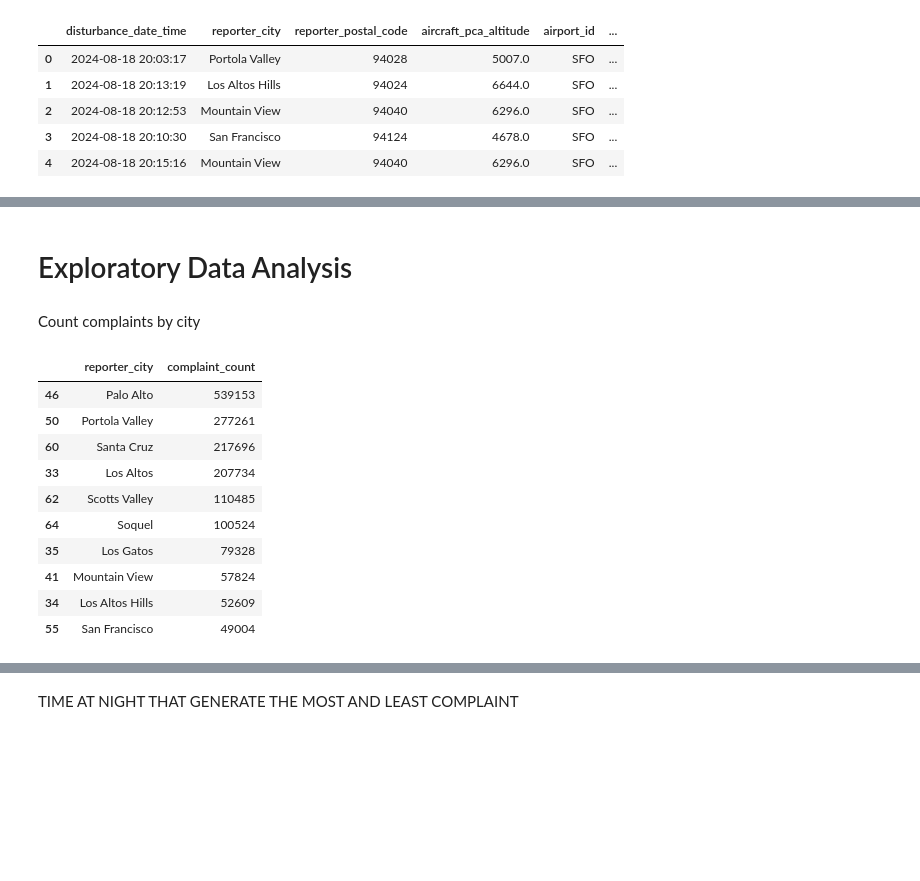
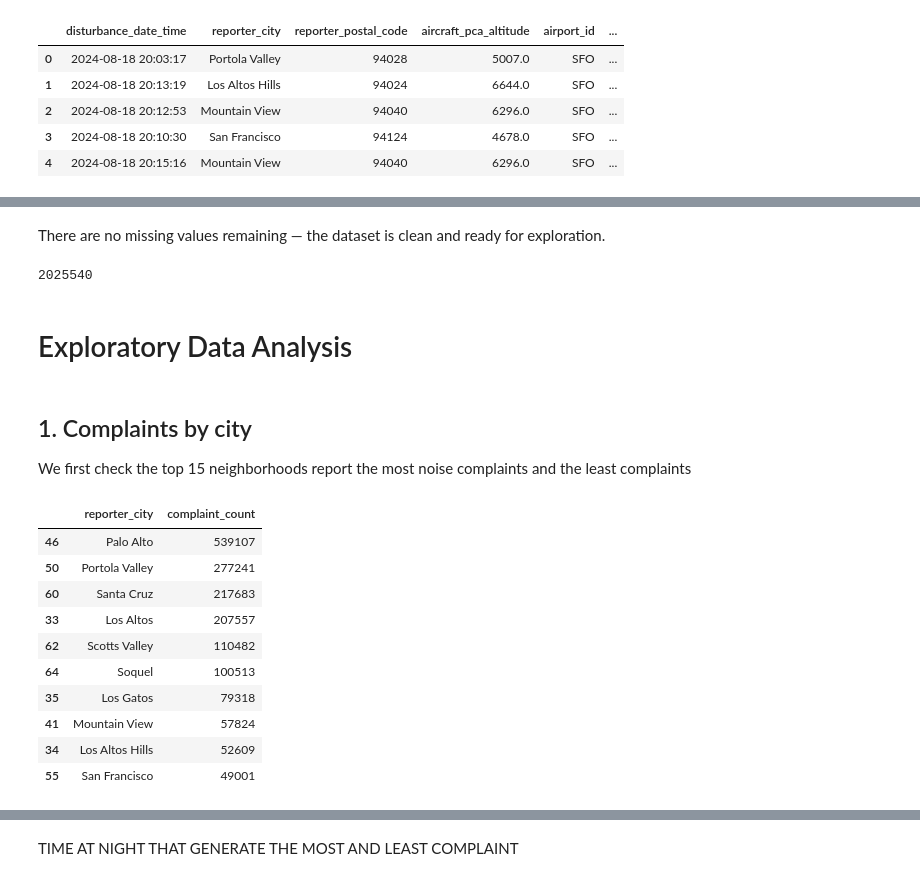
Before and after one commit to porhay007/SFO-Aircraft-Noise-Analysis---Group-Project-Data-5100, a Jupyter notebook: Code/Data_cleaning.ipynb, the cells around one changed output, grey strips where cells are left out. Cells and saved outputs as stored; diff of their text form; code cells hidden in the pictures; blank space fills up the shorter version.

```diff
--- a/Code/Data_cleaning.ipynb
+++ b/Code/Data_cleaning.ipynb
@@ -106,0 +198,6 @@ df.head()
+# %%
+df = df.dropna(subset=['reporter_postal_code'])
+# %%
+df['aircraft_pca_altitude'] = df['aircraft_pca_altitude'].fillna(df['aircraft_pca_altitude'].median())
+# %%
+df['aircraft_type'] = df['aircraft_type'].fillna('Unknown')
@@ -107,24 +220,31 @@ df.head()
+# %% [markdown]
+There are no missing values remaining — the dataset is clean and ready for exploration.
+# %%
+len(df)
+# %% [output]
+2025540
 # %% [markdown]
 # Exploratory Data Analysis
-# %% [markdown]
-Count complaints by city
+# %% [markdown]
+## 1. Complaints by city
+We first check the top 15 neighborhoods report the most noise complaints and the least complaints
 # %%
 complaints_by_city = (
     df.groupby('reporter_city').size().reset_index(name='complaint_count')
 )
 complaints_by_city = complaints_by_city.sort_values(by='complaint_count', ascending=False)
 
-complaints_by_city.head(10)
+complaints_by_city.head(15)
 # %% [output]
 |  | reporter_city | complaint_count |
-| 46 | Palo Alto | 539153 |
-| 50 | Portola Valley | 277261 |
-| 60 | Santa Cruz | 217696 |
-| 33 | Los Altos | 207734 |
-| 62 | Scotts Valley | 110485 |
-| 64 | Soquel | 100524 |
-| 35 | Los Gatos | 79328 |
+| 46 | Palo Alto | 539107 |
+| 50 | Portola Valley | 277241 |
+| 60 | Santa Cruz | 217683 |
+| 33 | Los Altos | 207557 |
+| 62 | Scotts Valley | 110482 |
+| 64 | Soquel | 100513 |
+| 35 | Los Gatos | 79318 |
 | 41 | Mountain View | 57824 |
 | 34 | Los Altos Hills | 52609 |
-| 55 | San Francisco | 49004 |
+| 55 | San Francisco | 49001 |
 # %% [markdown]
```
Also changed, not shown: parts of 76 cells of this notebook, 1 other file.
